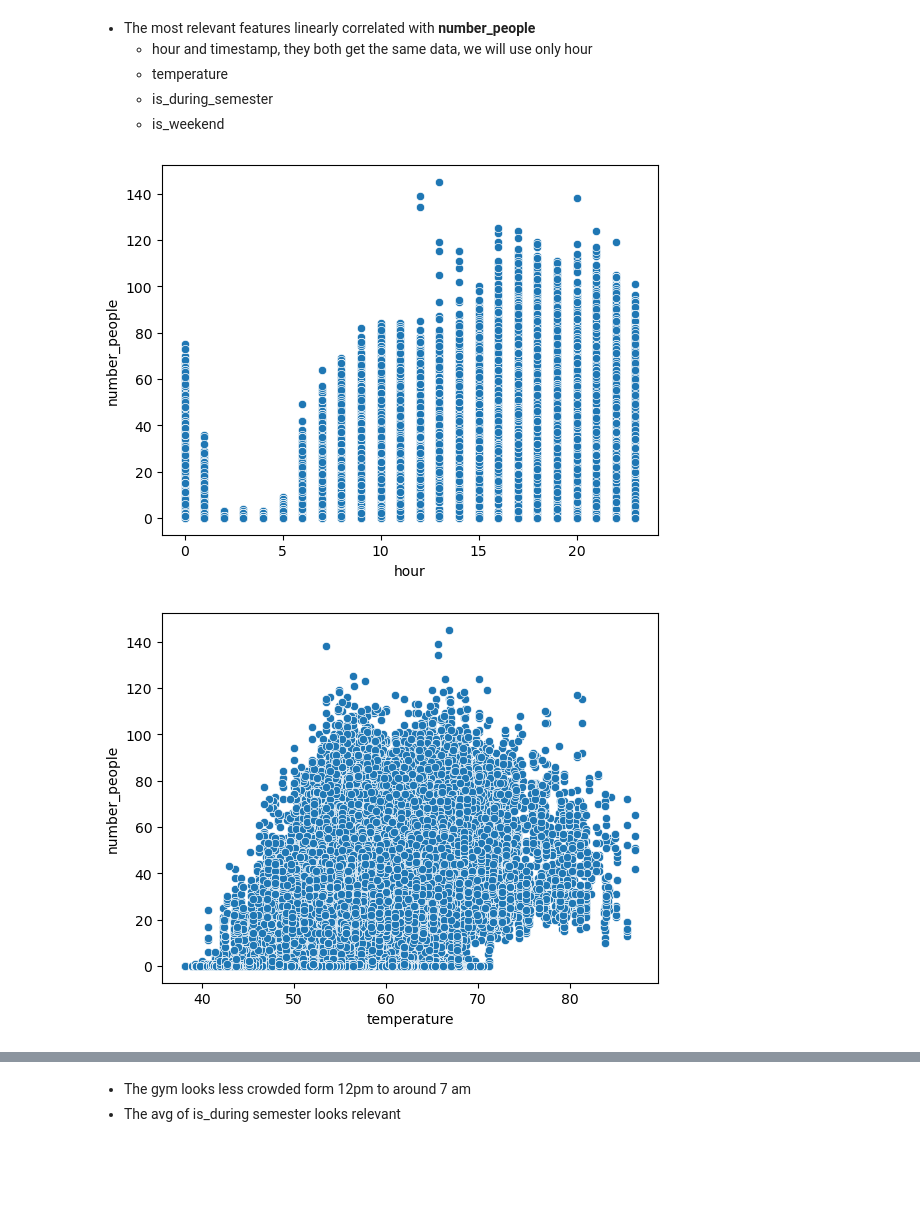
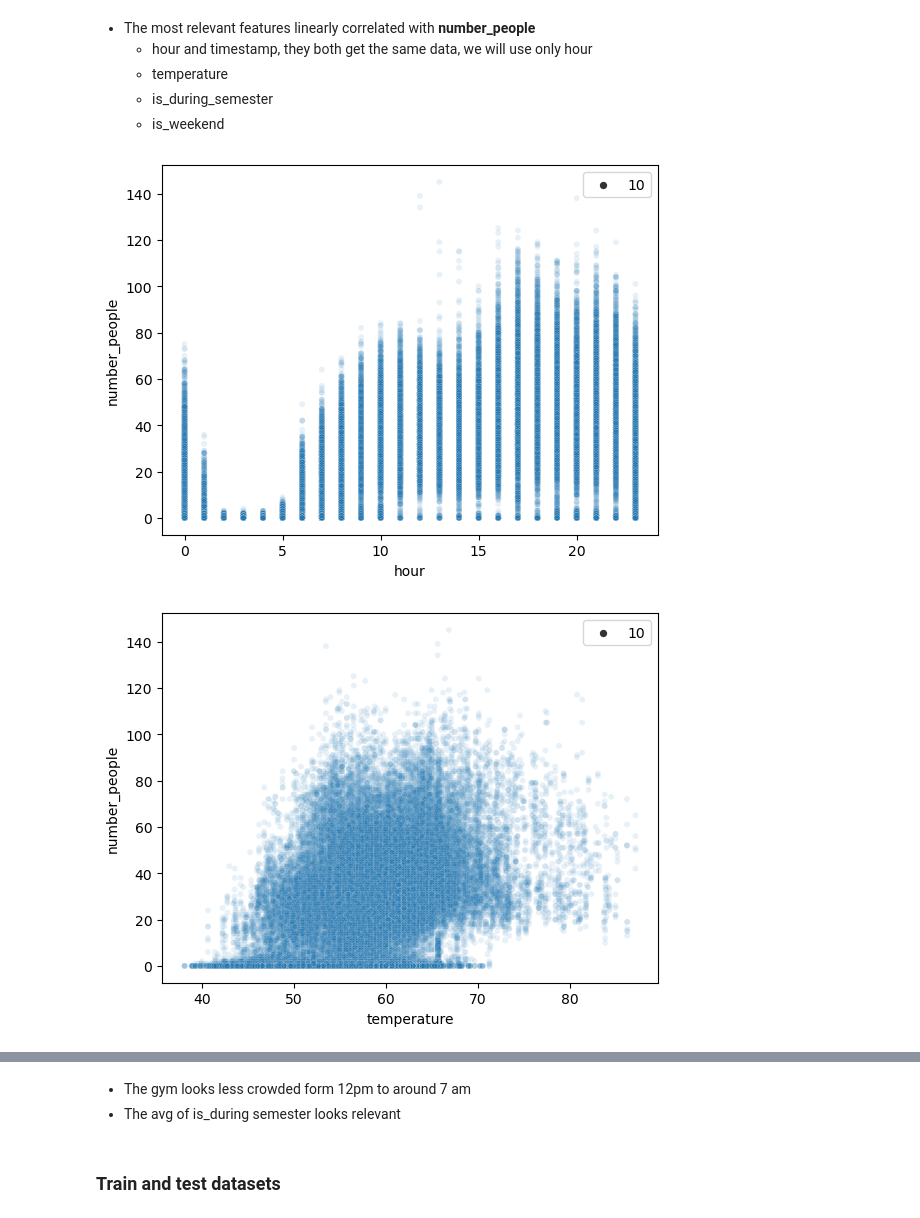
Before and after one commit to 1Elral4/Gym-crowdness-predictor, a Jupyter notebook: gym_crowdness.ipynb, the cells around one changed output, grey strips where cells are left out. Cells and saved outputs as stored; diff of their text form; code cells hidden in the pictures; blank space fills up the shorter version.

```diff
--- a/gym_crowdness.ipynb
+++ b/gym_crowdness.ipynb
@@ -137,17 +141,19 @@ Name: number_people, dtype: float64
 # %%
 cols = ['hour', 'temperature', 'is_during_semester', 'is_weekend']
 
 for col in cols:
     if col in ['is_during_semester', 'is_weekend']:
         sns.boxplot(x=col, y='number_people', data=crw)
     else:
-        sns.scatterplot(x=col, y='number_people', data=crw)
+        sns.scatterplot(x=col, y='number_people', data=crw, alpha=0.1, size=10)
     plt.show()
 # %% [output]
-[figure, old version]
+[figure, new version]
-[figure, old version]
+[figure, new version]
 [figure]
 [figure]
 # %% [markdown]
 - The gym looks less crowded form 12pm to around 7 am
 - The avg of is_during semester looks relevant
+# %% [markdown]
+### Train and test datasets
```
Also changed, not shown: parts of 40 cells of this notebook.
